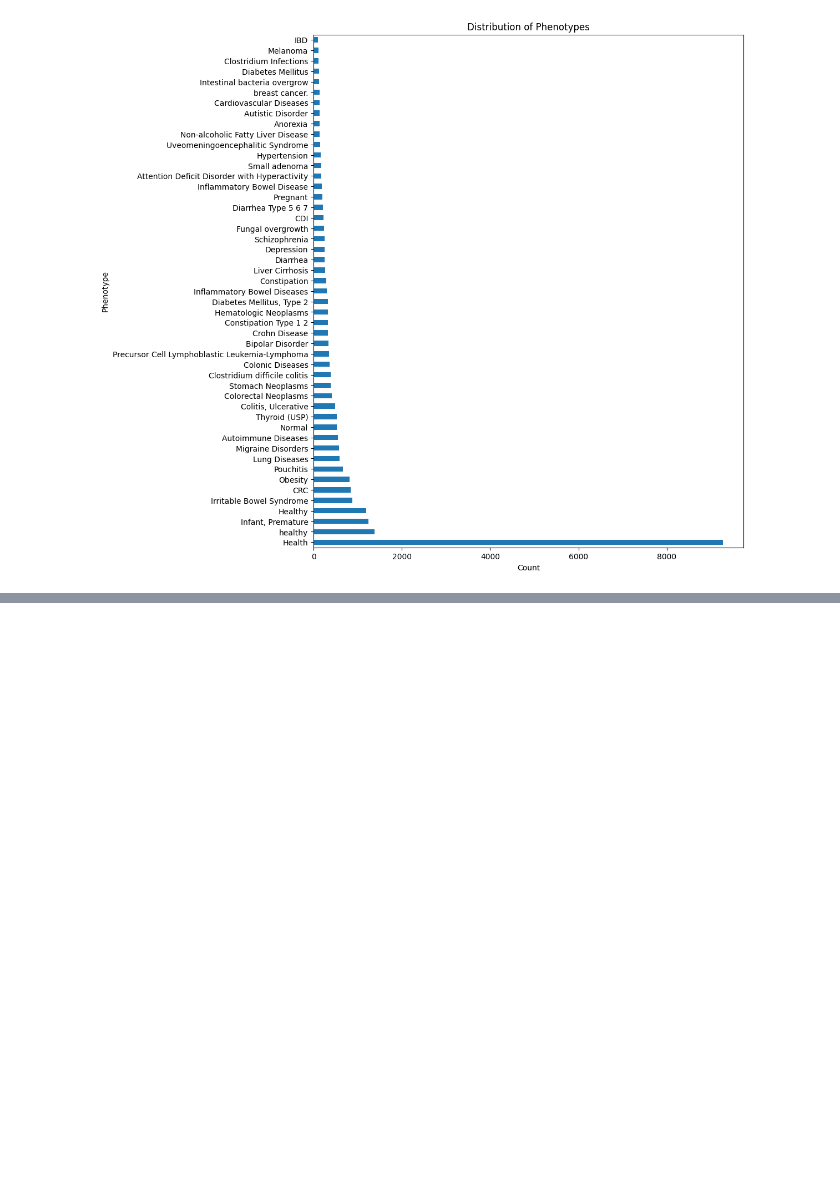
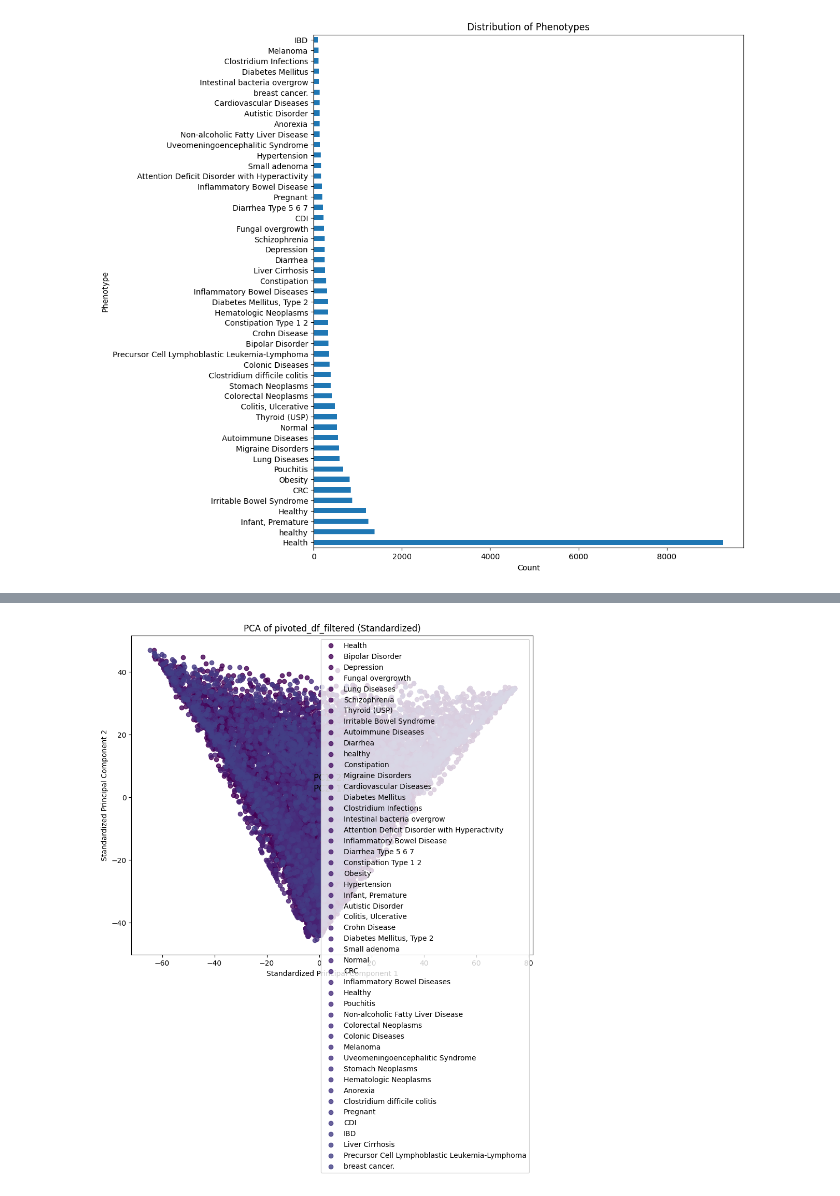
Before and after one commit to manuelgug/ML_disease_prediction_microbiome, a Jupyter notebook: MIcrobiome_x_Health_ML.ipynb, the cells around one changed output, grey strips where cells are left out. Drawn from its saved outputs; the diff is of its cells as text; code cells hidden in the pictures; blank space fills up the shorter version.

```diff
--- a/MIcrobiome_x_Health_ML.ipynb
+++ b/MIcrobiome_x_Health_ML.ipynb
@@ -141,0 +130,5 @@ plt.show()
+# %%
+# keep only good samples
+
+uids_to_keep = metadata_df["uid"]
+pivoted_df_filtered = pivoted_df.loc[uids_to_keep]
@@ -141,0 +152,2 @@ plt.show()
+# %%
+phenotype_labels = metadata_df[["phenotype", "uid"]]
@@ -141,0 +172,43 @@ plt.show()
+# %%
+import pandas as pd
+from sklearn.decomposition import PCA
+from sklearn.preprocessing import StandardScaler
+import matplotlib.pyplot as plt
+
+# Convert column names to strings
+pivoted_df_filtered.columns = pivoted_df_filtered.columns.astype(str)
+
+# Perform PCA
+pca = PCA(n_components=2)
+pca_result = pca.fit_transform(pivoted_df_filtered)
+
+
+# Create a DataFrame with standardized PCA results and labels
+pca_df = pd.DataFrame(data=pca_result, columns=['PC1', 'PC2'])
+pca_df['Label'] = phenotype_labels["phenotype"].values
+
+# Scatter plot of standardized PCA results
+plt.figure(figsize=(10, 8))
+
+# Manually assign colors for each phenotype
+unique_phenotypes = phenotype_labels["phenotype"].unique()
+colors = plt.cm.viridis(range(len(unique_phenotypes)))
+
+# Loop through unique phenotypes for coloring and legend
+for phenotype, color in zip(unique_phenotypes, colors):
+    subset_df = pca_df[pca_df['Label'] == phenotype]
+    plt.scatter(subset_df['PC1'], subset_df['PC2'], label=phenotype, c=color, alpha=0.8)
+
+plt.title('PCA of pivoted_df_filtered (Standardized)')
+plt.xlabel('Standardized Principal Component 1')
+plt.ylabel('Standardized Principal Component 2')
+
+# Show the percentage of variation explained by each PC
+explained_var_ratio = pca.explained_variance_ratio_
+plt.text(-2, 2, f'PC1: {explained_var_ratio[0]*100:.2f}%\nPC2: {explained_var_ratio[1]*100:.2f}%', fontsize=12)
+
+# Add legend
+plt.legend()
+
+plt.show()
+# %% [output]
@@ -141,0 +232 @@ plt.show()
+[figure, added]
```
Also changed, not shown: parts of 8 cells of this notebook.
